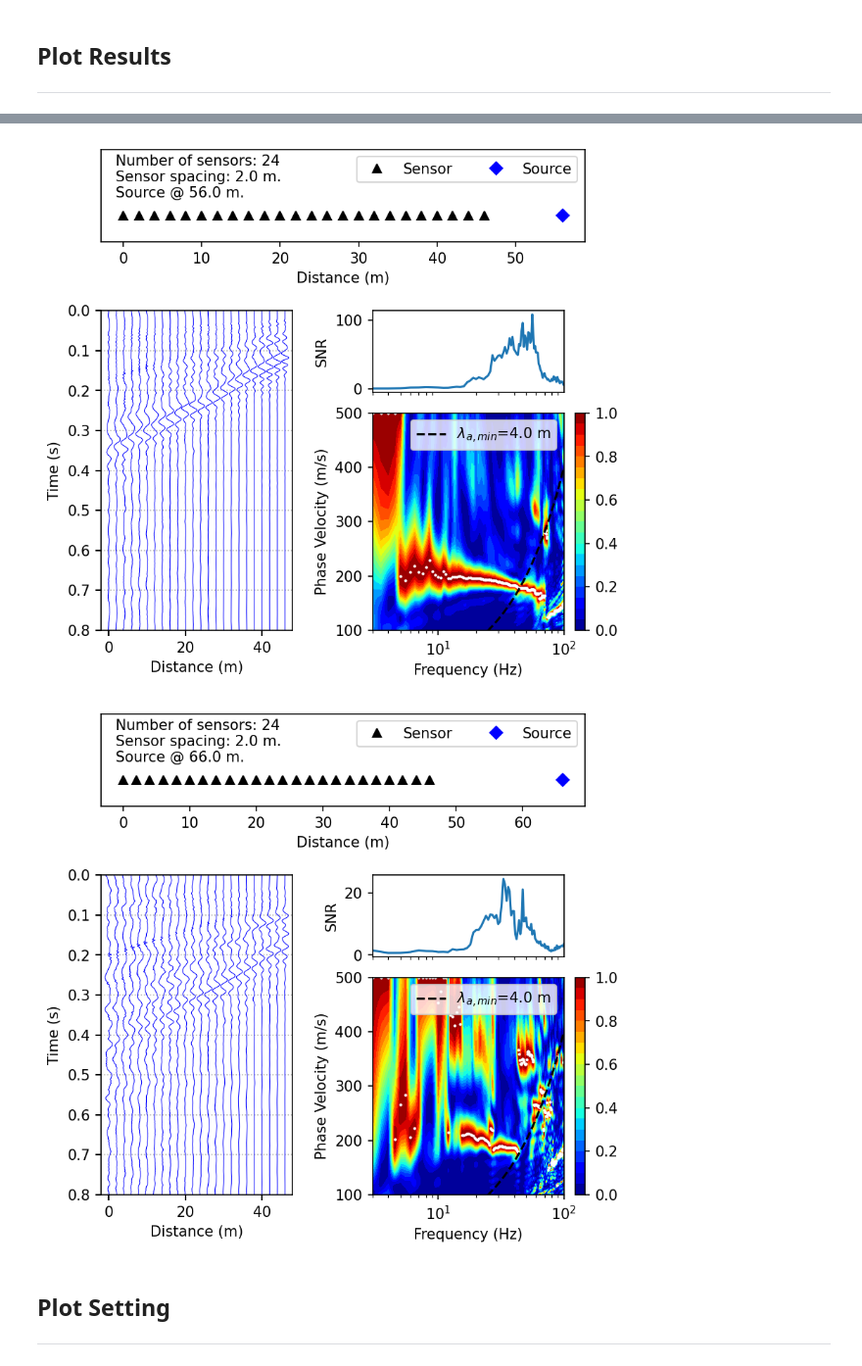
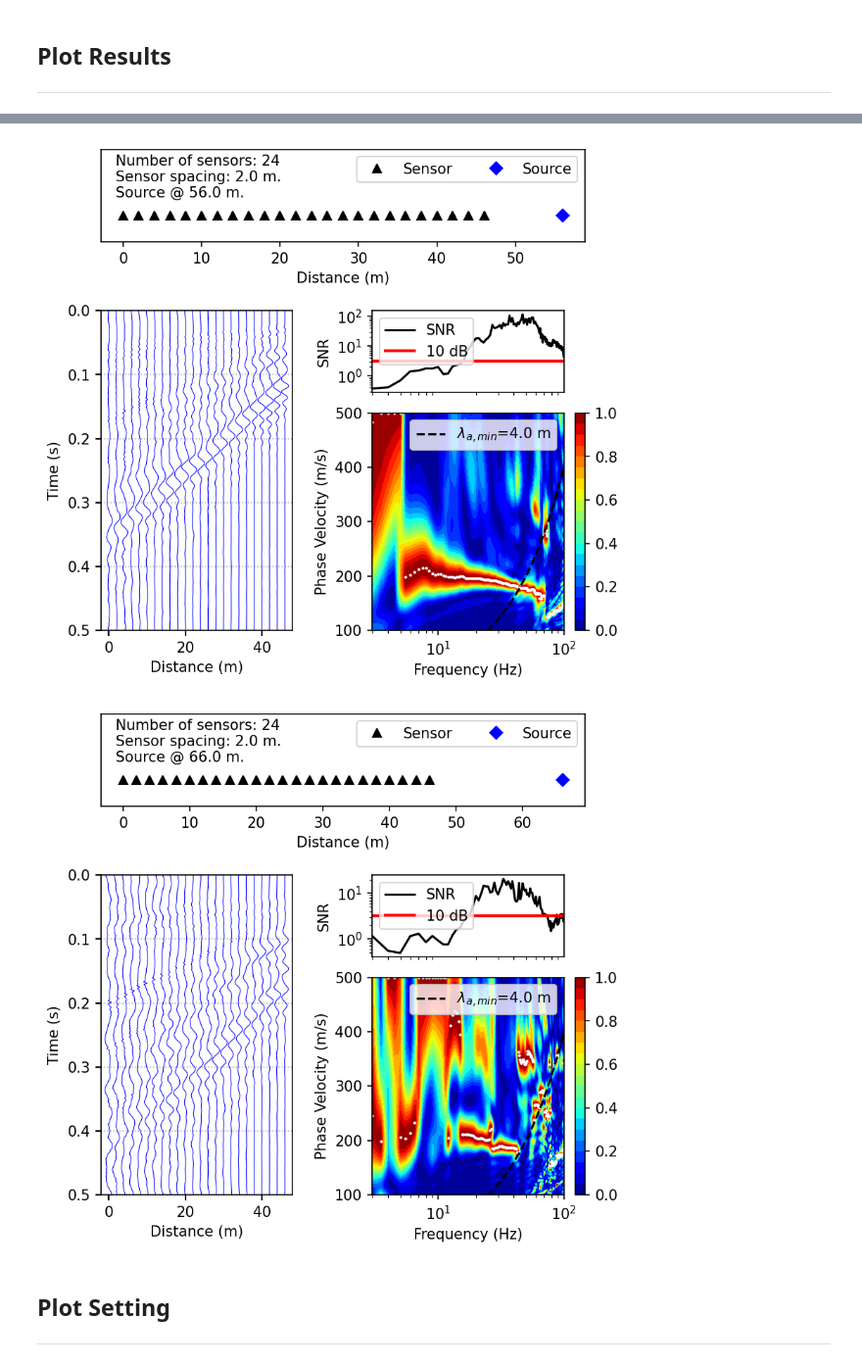
Before and after one commit to jpvantassel/swprocess, a Jupyter notebook: examples/masw/masw.ipynb, the cells around one changed output, grey strips where cells are left out. Shown at 98% size. Drawn from its saved outputs; the diff is of its cells as text; code cells hidden in the pictures.

```diff
--- a/examples/masw/masw.ipynb
+++ b/examples/masw/masw.ipynb
@@ -111,7 +112,7 @@ workflow = "time-domain"
 # %%
 # Trim record between the specified begin and end times (time in seconds). Trimming is recommended, however
 # it must be done carefully to avoid accidentally trimming signal, particularly for far offsets.
-trim, trim_begin, trim_end = True, 0, 0.8
+trim, trim_begin, trim_end = True, 0, 0.5
 
 # Mute portions of the time-domain record to isolate surface wave energy. No muting is recommended.
 # Mute method {"interactive"} and window_kwargs (see documenation for details).
@@ -143,8 +144,8 @@ fdbf_steering = "cylindrical"
 snr = True
 
 # Define noise and signal windows being and end times (time in seconds). Negative time refers to pre-trigger record.
-noise_begin, noise_end =  -0.4, 0.
-signal_begin, signal_end = 0., 0.6
+noise_begin, noise_end =  -0.5, 0.
+signal_begin, signal_end = 0., 0.5
 
 # Zero pad the noise and signal records to achieve a specified frequency step. Padding with df=1 is recommended.
 pad_snr, df_snr = True, 1
@@ -192,3 +195,7 @@ number_of_array_center_distances = 1
+# %%
+# SNR threshold, frequencies with SNR below this value should be used cautiously.
+# Wood and Cox (2012) recommended a minimum threshold of 10 dB (or SNR of ~3.2).
+minimum_snr = 3.2
 # %% [markdown]
 ## Plot Results
 ---
@@ -216,11 +223,15 @@ for wavefieldtransform in wavefieldtransforms:
         ax1.set_ylim((trim_end, trim_begin))
 
     # Signal-to-Noise Ratio
-    wavefieldtransform.plot_snr(ax=ax2)
+    wavefieldtransform.plot_snr(ax=ax2, plot_kwargs=dict(color="black", label="SNR"))
+    xlim = ax2.get_xlim()
+    ax2.plot(xlim, [minimum_snr]*2, lw=2, color="red", label="10 dB")
+    ax2.set_xlim(xlim)
     ax2.set_xticklabels([])
     ax2.set_xlabel("")
     ax2.set_ylabel("SNR")
     ax2.set_yscale("log")
+    ax2.legend(loc="upper left")
 
     # Dispersion Image
     nearfield = number_of_array_center_distances if display_nearfield else None
@@ -251,5 +262,5 @@ for wavefieldtransform in wavefieldtransforms:
-[figure, old version]
+[figure, new version]
-[figure, old version]
+[figure, new version]
 # %% [markdown]
 ## Plot Setting
 ---
```
Also changed, not shown: parts of 11 cells of this notebook, 7 other files.
